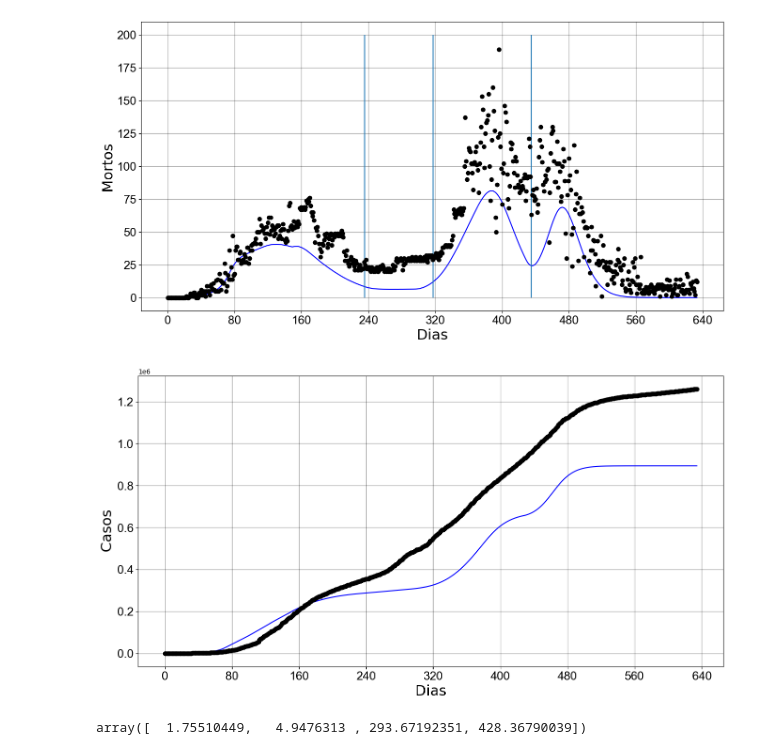
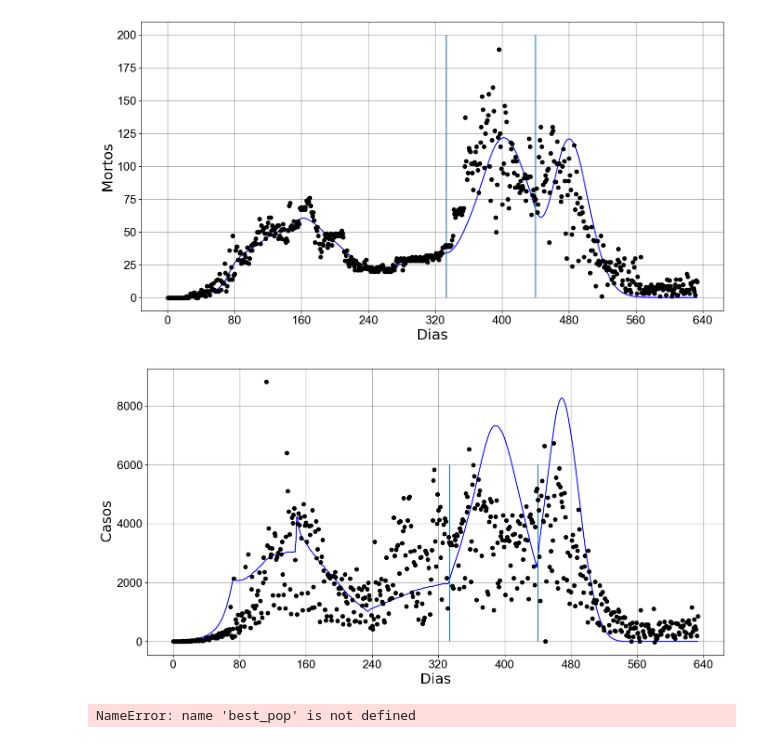
Before and after one commit to filipe7788/SEIHURD, a Jupyter notebook: fitting/estudo_de_vacinas/seiihurd_leaky.ipynb, the cells around one changed output. Saved outputs shown, nothing was run; the diff lists cells and outputs as text; code cells hidden in the pictures.

```diff
--- a/fitting/estudo_de_vacinas/seiihurd_leaky.ipynb
+++ b/fitting/estudo_de_vacinas/seiihurd_leaky.ipynb
@@ -106,7 +106,9 @@ def SEIIHURD(t, y, args):
         gamma_sv = 1/4
         gamma_vu=0.26
         qsi_v = 0.99
-        eps=0.7
+
+        eps=.8
+
         mi_vh=0.03
         mi_vu=0.08
         gamma_vh=0.36
@@ -125,7 +127,7 @@ def SEIIHURD(t, y, args):
         mi_vu=0
         gamma_vh=0
 
-    N=14873064
+    N=14136417
 
     psi = Psif[int(t)]
     S=y[0]
@@ -148,7 +150,7 @@ def SEIIHURD(t, y, args):
     NwV=y[17]
 
     dSdt = (-(1-psi)*beta*S*(Is+delta*Ia+delta_av*Iav+delta_sv*Isv)) - tau/N
-    dEdt = ((1-psi)*beta*S*(Is+delta*Ia+delta_av*Iav+delta_sv*Isv))*(S+V) - k*E
+    dEdt = ((1-psi)*beta*(Is+delta*Ia+delta_av*Iav+delta_sv*Isv))*(S+V) - k*E
     dVdt = tau/N - phi_e*V - ((1-psi)*beta*V*(Is+delta*Ia+delta_av*Iav+delta_sv*Isv))
     dSvdt =  phi_e*V - ((1-eps)*(1-psi)*beta_v*Sv*(Is+delta*Ia+delta_av*Iav+delta_sv*Isv)) #- phi_e*eps*Sv
     dEvdt = ((1-eps)*(1-psi)*beta_v*Sv*(Is+delta*Ia+delta_av*Iav+delta_sv*Isv)) - k_v*Ev
@@ -281,13 +283,14 @@ while i < len(mortos_dados) - window_size + 1:
 # %%
 #Run the minimizer
 
-n_tries=5 00  #Quanto maior mais certeza do resultado. Colocar em 100 para roda com mais certeza (Ou até maiws se for necessário)
+n_tries=500  #Quanto maior mais certeza do resultado. Colocar em 100 para roda com mais certeza (Ou até maiws se for necessário)
 ts0 =  np.arange(len(novos_vacinados)-1)
 
 
-best_pop=Best_Fit(np.diff(moving_averages), n_tries, ts0, condicoes_iniciais)
-b0, b1, t0, t1 = best_pop
-parode = [b0, b1, t0, t1]
+# best_pop=Best_Fit(np.diff(moving_averages), n_tries, ts0, condicoes_iniciais)
+# b0, b1, t0, t1 = best_pop
+# parode = [b0, b1, t0, t1]
+parode = [ 1.63607496,   3.40997039, 333.15303923, 439.95810453]
 
 # TEMPO FOI OTIMIZADO TAMBÉM
 
@@ -335,7 +320,7 @@ ax.plot(x_para_escala, np.diff(N*qi)[:len(datas)],color='blue',label='Fitted fun
 ax.set_ylabel('Mortos',fontsize=22)
 ax.set_xlabel('Dias', fontsize=22)
 
-plt.vlines([235.35360579, 317.72001799, 435.15640895], ymin=0, ymax=200)
+plt.vlines([ 333.15303923, 439.95810453], ymin=0, ymax=200)
 #Set the title
 #The size of the numbers on the axixis
 ax.tick_params(labelsize=18)
@@ -355,7 +340,7 @@ for tick in ax.get_yticklabels():
 #Show Graph
 plt.show()
 # %% [output]
-[figure, old version]
+[figure, new version]
 # %%
 # plotando mortes
 ts0 =  np.arange(len(novos_vacinados)-1)
@@ -367,39 +352,40 @@ fig, ax = plt.subplots(figsize=(16,8))
 
 #Desenhando grid no plot
 ax.grid(which='major', axis='both', color='black',linewidth=1.,alpha=0.3)
 ax.autoscale()
 
-x_para_escala = np.arange(0, len(datas), 1)
+x_para_escala = np.arange(0, len(datas)-1, 1)
 
-ax.scatter(x_para_escala,  (casos_dados)[:len(datas)], color='black',zorder=3,label='Reported data')
+ax.scatter(x_para_escala,  np.diff(casos_dados)[:len(datas)], color='black',zorder=3,label='Reported data')
 
 #Plot the fitted function as a line.
-ax.plot(x_para_escala, (N*qi)[:len(datas)],color='blue',label='Fitted function')
+ax.plot(x_para_escala, np.diff(N*qi)[:len(datas)],color='blue',label='Fitted function')
 #Set the labels
 ax.set_ylabel('Casos    ',fontsize=22)
 ax.set_xlabel('Dias', fontsize=22)
 #Set the title
 #The size of the numbers on the axixis
 ax.tick_params(labelsize=18)
+plt.vlines([ 333.15303923, 439.95810453], ymin=0, ymax=6000)
 
 #Limiting the ammount of dates on the X axixs
 ax.xaxis.set_major_locator(plt.MaxNLocator(10))
 #Rotating the dates for better visualization
 # plt.setp(ax.get_xticklabels(), rotation=30)
 
 
 #Setting the font of the numbers on the axixis as ARIAL
 for tick in ax.get_xticklabels():
     tick.set_fontname("Arial")
 for tick in ax.get_yticklabels():
     tick.set_fontname("Arial")
 
 #Show Graph
 plt.show()
 # %% [output]
-[figure, old version]
+[figure, new version]
 # %%
 best_pop
 #array([  1.5864754 ,   3.5051942 , 317.72001799, 435.15640895])
 # %% [output]
-array([  1.75510449,   4.9476313 , 293.67192351, 428.36790039])
+NameError: name 'best_pop' is not defined
```
Also changed, not shown: parts of 3 cells of this notebook, 4 other files.
